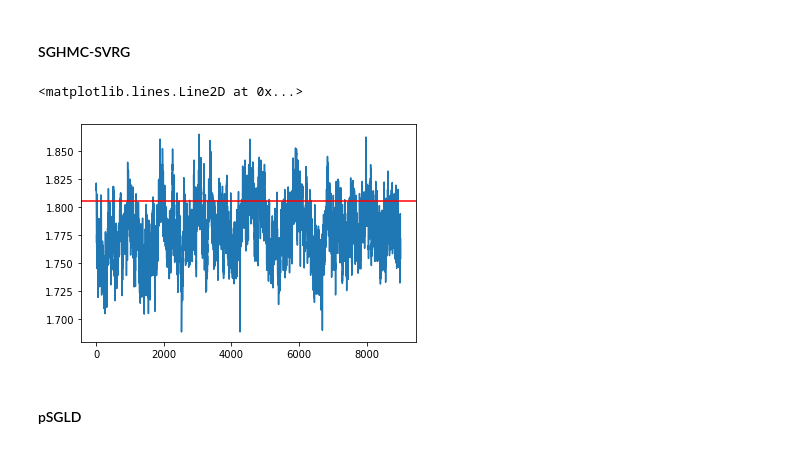
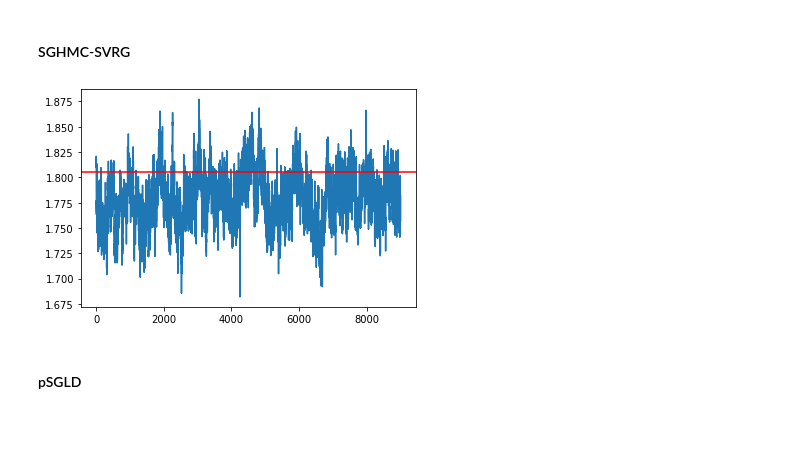
Before and after one commit to jeremiecoullon/SGMCMCJax, a Jupyter notebook: docs/nbs/sampler.ipynb, the cells around one changed output. Saved outputs shown, nothing was run; the diff lists cells and outputs as text; code cells hidden in the pictures.

```diff
--- a/docs/nbs/sampler.ipynb
+++ b/docs/nbs/sampler.ipynb
@@ -128,16 +128,16 @@ plt.axhline(theta_true[idx], c='r')
 # %%
 L = 10
 update_rate = 1000
 batch_size = int(0.0001*X.shape[0])
-my_sampler = build_sghmc_SVRG_sampler(1e-6, L, loglikelihood, logprior, data, batch_size, theta_true, update_rate)
+my_sampler = build_sghmc_SVRG_sampler(1e-6, L, loglikelihood, logprior, data, batch_size, update_rate)
 samples = my_sampler(key, Nsamples, theta_true)
 
 idx = 7
 plt.plot(np.array(samples)[1000:,idx])
 plt.axhline(theta_true[idx], c='r')
+plt.show()
 # %% [output]
-<matplotlib.lines.Line2D at 0x...>
-[figure, old version]
+[figure, new version]
 # %% [markdown]
 #### pSGLD
 # %%
```
Also changed, not shown: parts of 9 cells of this notebook, 15 other files.
